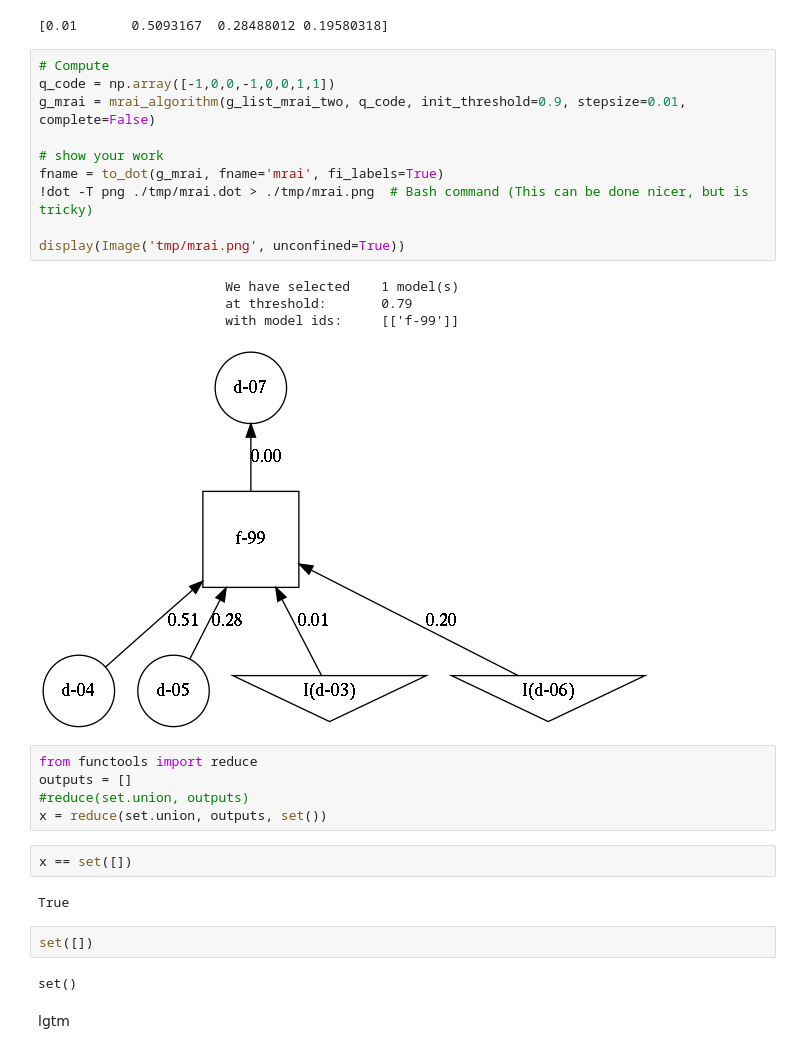
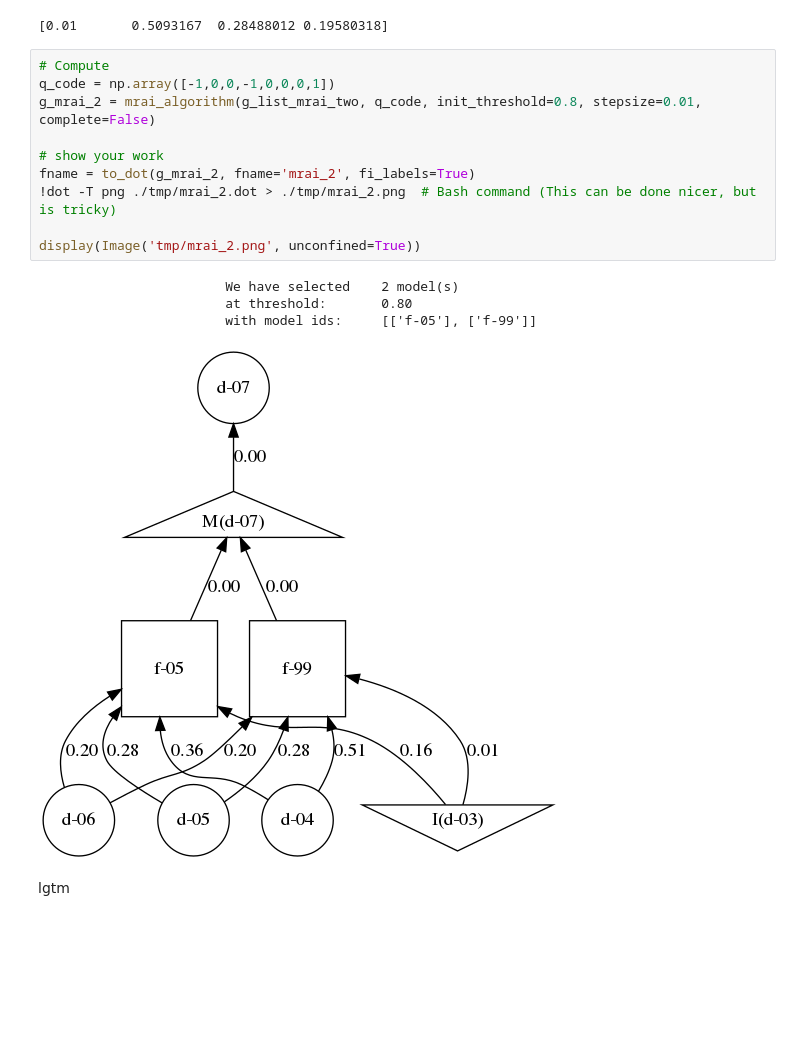
Before and after one commit to eliavw/morpheus, a Jupyter notebook: note/190430 - Prediction Algos Complete.ipynb, the cells around one changed output. Drawn from its saved outputs; the diff is of its cells as text; blank space fills up the shorter version.

```diff
--- a/note/190430 - Prediction Algos Complete.ipynb
+++ b/note/190430 - Prediction Algos Complete.ipynb
@@ -236,31 +236,18 @@ g_list_mrai_two = g_list_mrai + [g]
 [0.01       0.5093167  0.28488012 0.19580318]
 # %%
 # Compute
-q_code = np.array([-1,0,0,-1,0,0,1,1])
-g_mrai = mrai_algorithm(g_list_mrai_two, q_code, init_threshold=0.9, stepsize=0.01, complete=False)
+q_code = np.array([-1,0,0,-1,0,0,0,1])
+g_mrai_2 = mrai_algorithm(g_list_mrai_two, q_code, init_threshold=0.8, stepsize=0.01, complete=False)
 
 # show your work
-fname = to_dot(g_mrai, fname='mrai', fi_labels=True)
-!dot -T png ./tmp/mrai.dot > ./tmp/mrai.png  # Bash command (This can be done nicer, but is tricky)
+fname = to_dot(g_mrai_2, fname='mrai_2', fi_labels=True)
+!dot -T png ./tmp/mrai_2.dot > ./tmp/mrai_2.png  # Bash command (This can be done nicer, but is tricky)
 
-display(Image('tmp/mrai.png', unconfined=True))
+display(Image('tmp/mrai_2.png', unconfined=True))
 # %% [output]
-                        We have selected    1 model(s)
-                        at threshold:       0.79
-                        with model ids:     [['f-99']]
+                        We have selected    2 model(s)
+                        at threshold:       0.80
+                        with model ids:     [['f-05'], ['f-99']]
-[figure, old version]
+[figure, new version]
-# %%
-from functools import reduce
-outputs = []
-#reduce(set.union, outputs)
-x = reduce(set.union, outputs, set())
-# %%
-x == set([])
-# %% [output]
-True
-# %%
-set([])
-# %% [output]
-set()
 # %% [markdown]
 lgtm
```
Also changed, not shown: parts of 6 cells of this notebook, 1 other file.
